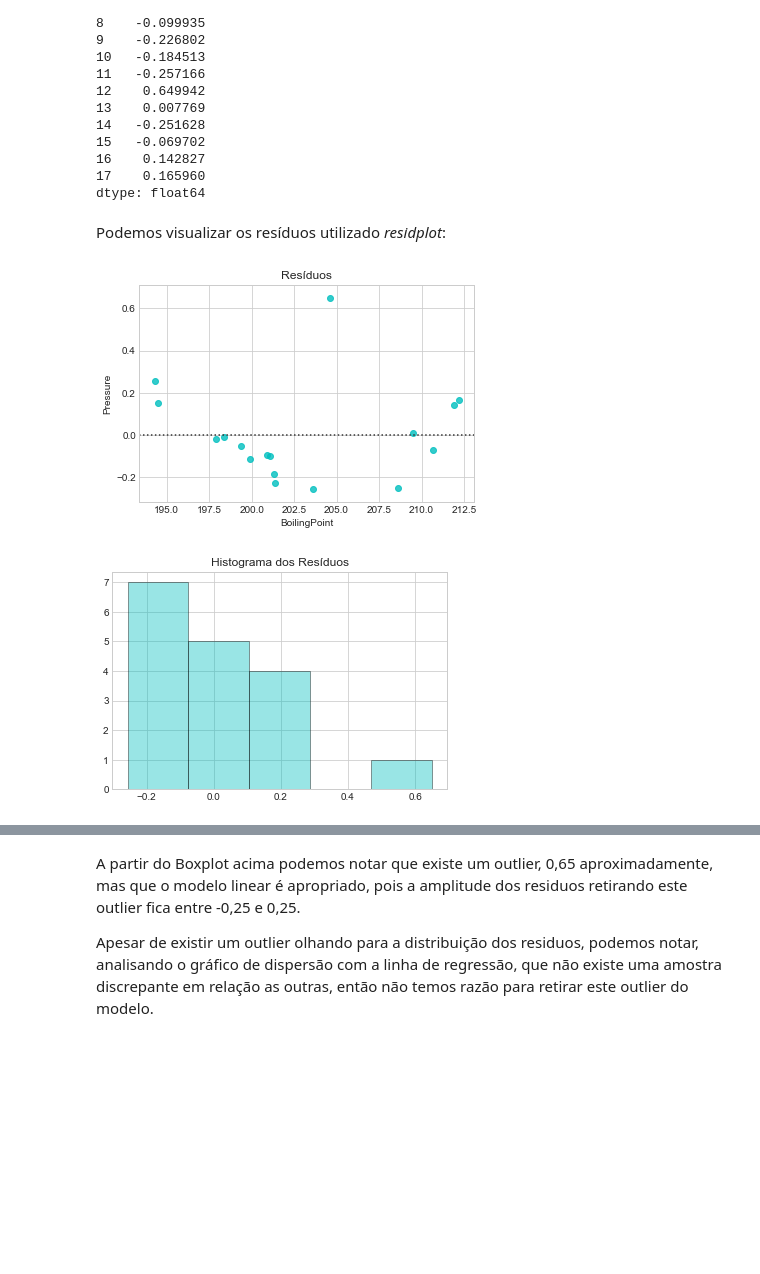
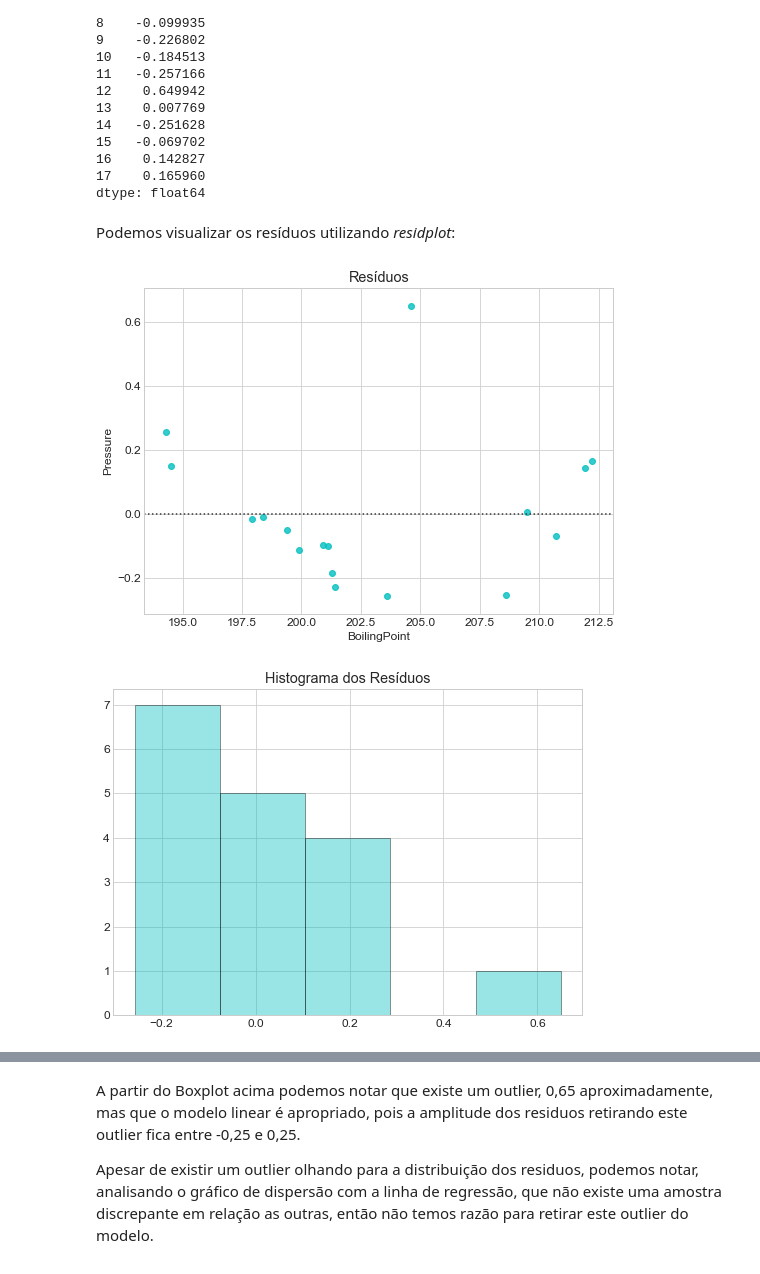
Before and after one commit to mateuspontesm/ICA, a Jupyter notebook: ICA1.ipynb, the cells around one changed output, grey strips where cells are left out. Drawn from its saved outputs; the diff is of its cells as text; code cells hidden in the pictures; blank space fills up the shorter version.

```diff
--- a/ICA1.ipynb
+++ b/ICA1.ipynb
@@ -10,4 +22,7 @@ import seaborn as sns
 from scipy import stats
+# %%
+sns.set_style(style='whitegrid')
+figdim=(6*1.4,6)
 # %% [markdown]
 Os dados serão carregados em um Dataframe df:
 # %%
@@ -38,6 +56,7 @@ Como o objetivo do estudo de James D. Forbes era estimar a altitude ao medir o p
 # %%
 sns.set_style(style='whitegrid')
-sns.lmplot(x='BoilingPoint',y='Pressure',data=df,fit_reg=False)
+plt.rc('font',size=12)
+sns.lmplot(x='BoilingPoint',y='Pressure',data=df,fit_reg=False,size=6,aspect=1.4)
 plt.xlabel('Ponto de Ebulição (ºF)')
 plt.ylabel('Pressão (mmHg)')
 plt.title('Gráfico de Dispersão')
@@ -100,17 +121,21 @@ print(resid)
 17    0.165960
 dtype: float64
 # %% [markdown]
-Podemos visualizar os resíduos utilizado *residplot*:
+Podemos visualizar os resíduos utilizando *residplot*:
 # %%
+plt.figure(figsize=figdim)
+plt.rc('font',size=12)
 sns.residplot(x='BoilingPoint',y='Pressure',data=df,color='c')
 plt.title('Resíduos')
 plt.show()
 # %% [output]
-[figure, old version]
+[figure, new version]
 # %%
+plt.figure(figsize=figdim)
+plt.rc('font',size=12)
 sns.distplot(resid,kde=False,hist_kws={'edgecolor':'k'},color='c')
 plt.title('Histograma dos Resíduos')
 plt.show()
 # %% [output]
-[figure, old version]
+[figure, new version]
 # %%
```
Also changed, not shown: parts of 18 cells of this notebook.
